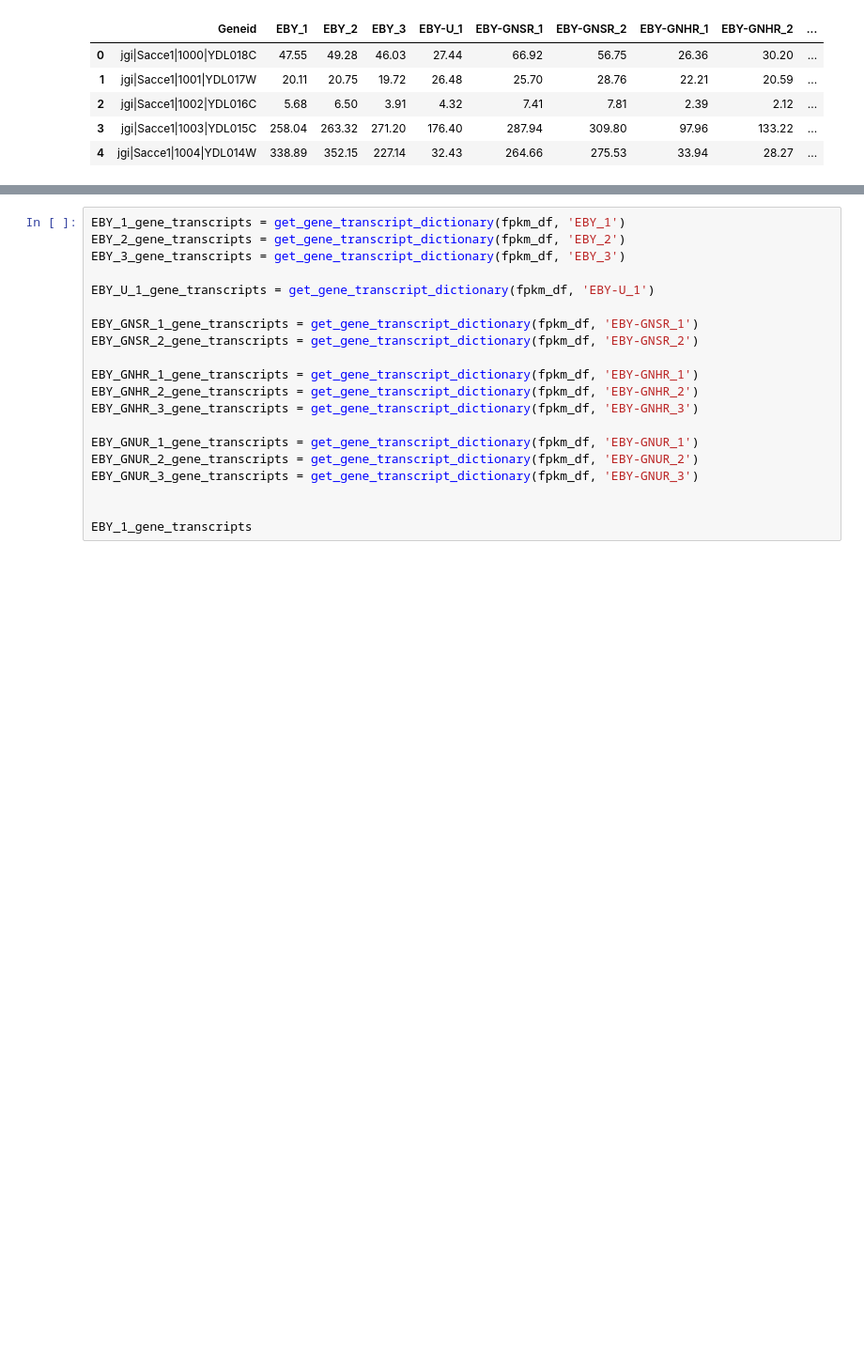
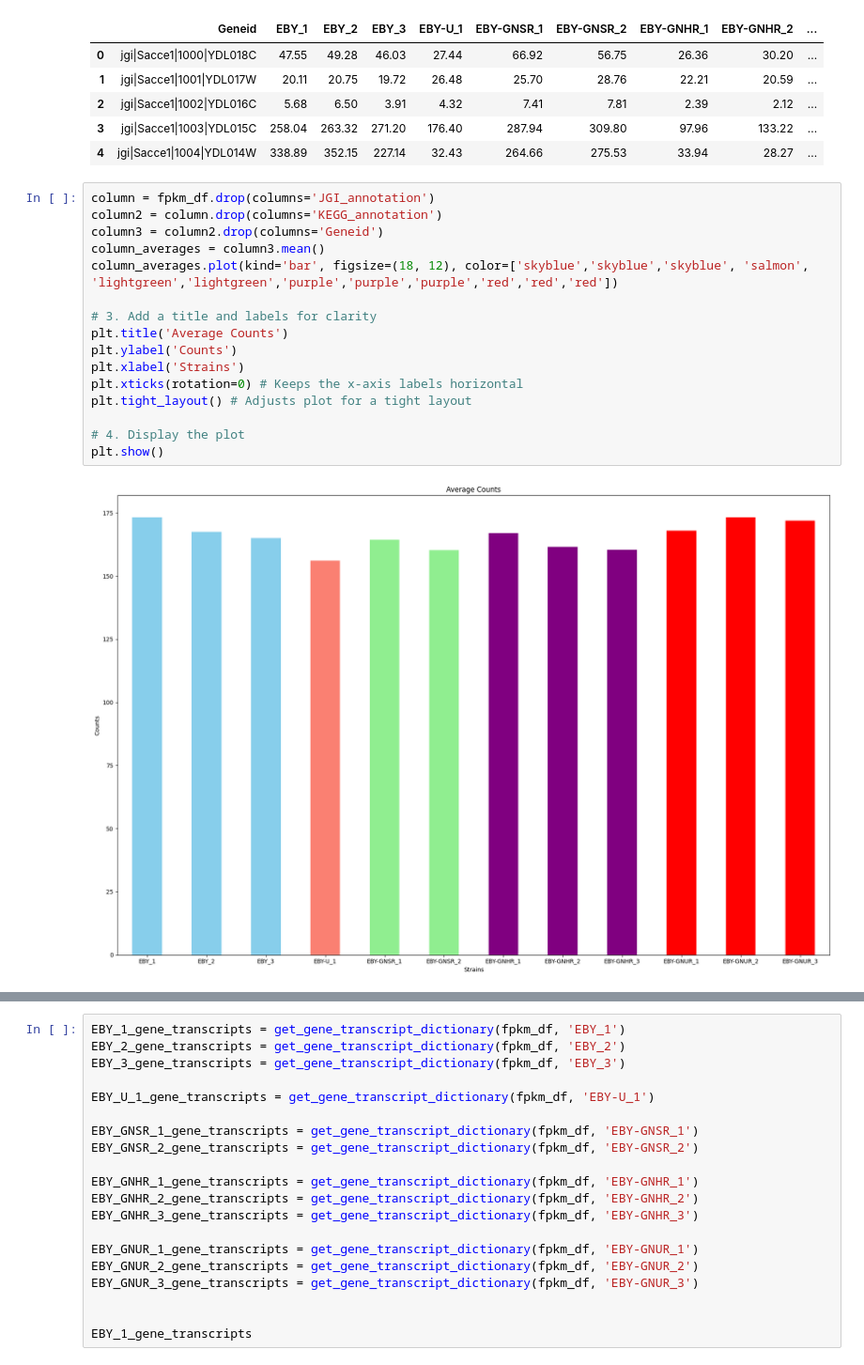
Before and after one commit to jacobbw98/SUMO_seq_project, a Jupyter notebook: code.ipynb, the cells around one changed output, grey strips where cells are left out. Shown at 94% size. Cells and saved outputs as stored; diff of their text form; blank space fills up the shorter version.

```diff
--- a/code.ipynb
+++ b/code.ipynb
@@ -59,3 +63,21 @@ fpkm_df.head()
 | 2 | jgi|Sacce1|1002|YDL016C | 5.68 | 6.50 | 3.91 | 4.32 | 7.41 | 7.81 | 2.39 | 2.12 | ... |
 | 3 | jgi|Sacce1|1003|YDL015C | 258.04 | 263.32 | 271.20 | 176.40 | 287.94 | 309.80 | 97.96 | 133.22 | ... |
 | 4 | jgi|Sacce1|1004|YDL014W | 338.89 | 352.15 | 227.14 | 32.43 | 264.66 | 275.53 | 33.94 | 28.27 | ... |
+# %%
+column = fpkm_df.drop(columns='JGI_annotation')
+column2 = column.drop(columns='KEGG_annotation')
+column3 = column2.drop(columns='Geneid')
+column_averages = column3.mean()
+column_averages.plot(kind='bar', figsize=(18, 12), color=['skyblue','skyblue','skyblue', 'salmon', 'lightgreen','lightgreen','purple','purple','purple','red','red','red'])
+
+# 3. Add a title and labels for clarity
+plt.title('Average Counts')
+plt.ylabel('Counts')
+plt.xlabel('Strains')
+plt.xticks(rotation=0) # Keeps the x-axis labels horizontal
+plt.tight_layout() # Adjusts plot for a tight layout
+
+# 4. Display the plot
+plt.show()
+# %% [output]
+[figure, added]
```
Also changed, not shown: parts of 12 cells of this notebook.
